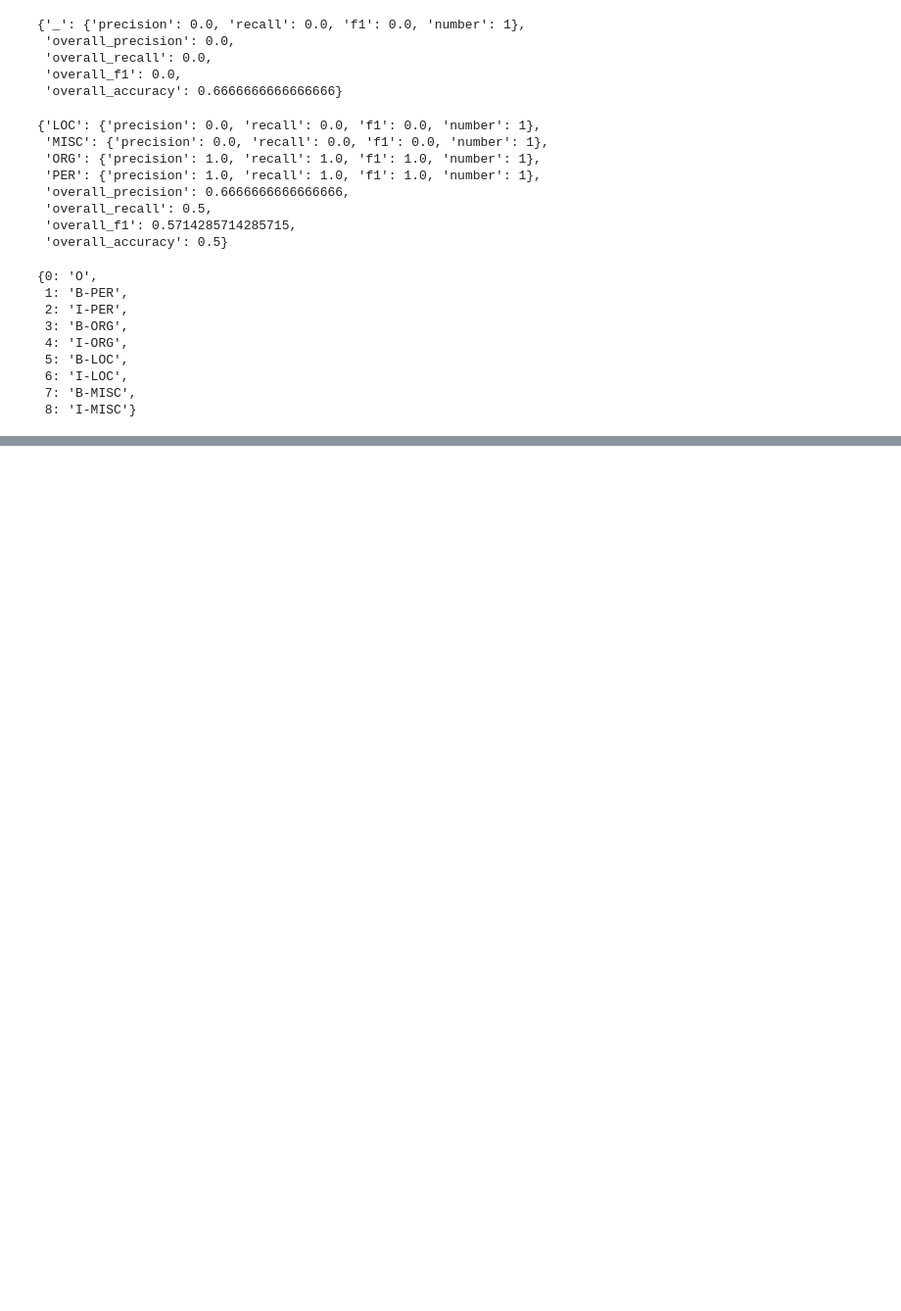
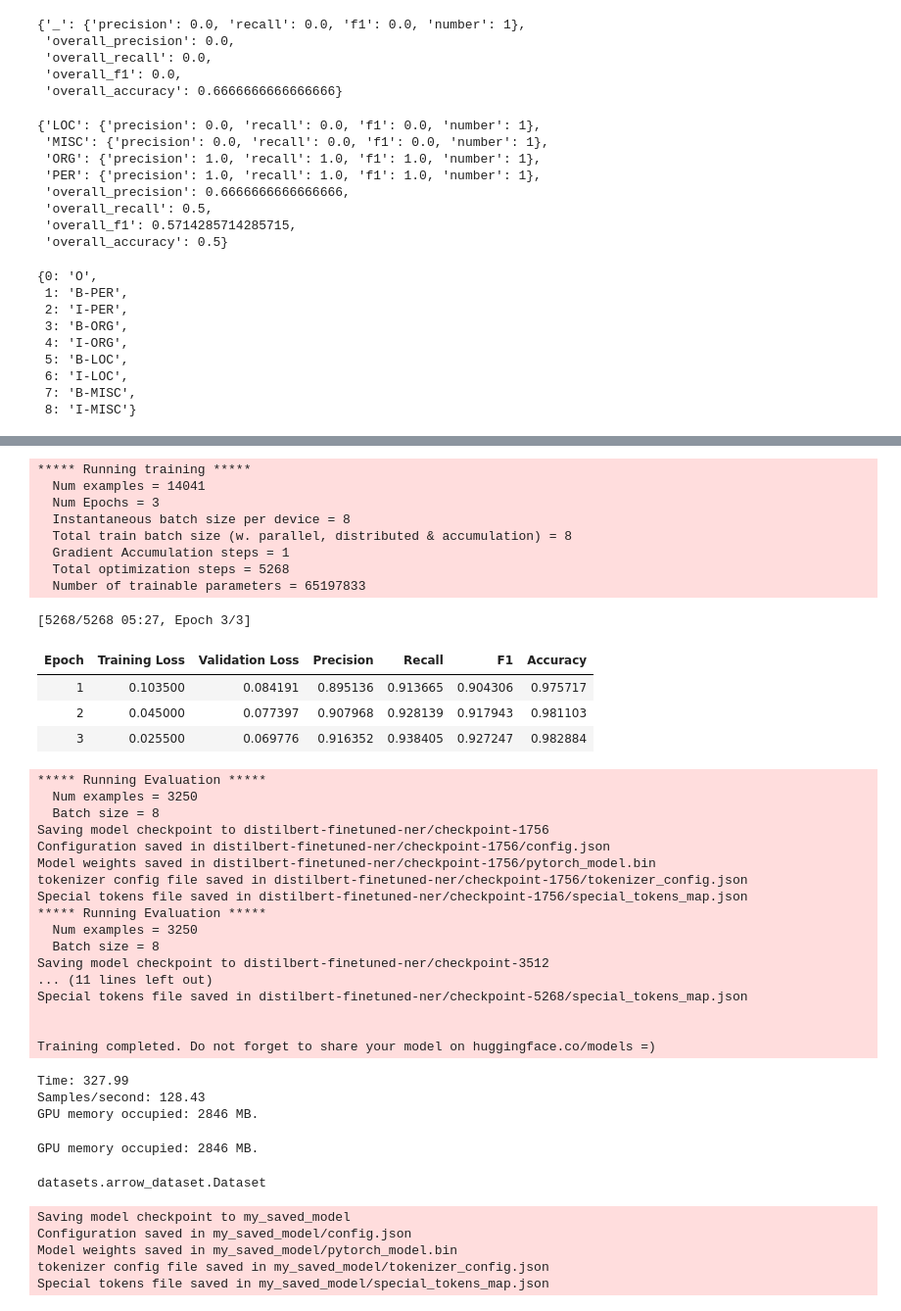
Before and after one commit to arthurziegler/transformers-for-NLP, a Jupyter notebook: notebooks/NER_HuggingFace.ipynb, the cells around one changed output, grey strips where cells are left out. Shown at 98% size. Drawn from its saved outputs; the diff is of its cells as text; code cells hidden in the pictures; blank space fills up the shorter version.

```diff
--- a/notebooks/NER_HuggingFace.ipynb
+++ b/notebooks/NER_HuggingFace.ipynb
@@ -402,4 +430,3 @@ trainer = Trainer(
     compute_metrics=compute_metrics,
     tokenizer=tokenizer
 )
-trainer.train()
@@ -416,0 +433,15 @@ trainer.train()
+# %%
+from pynvml import *
+
+
+def print_gpu_utilization():
+    nvmlInit()
+    handle = nvmlDeviceGetHandleByIndex(0)
+    info = nvmlDeviceGetMemoryInfo(handle)
+    print(f"GPU memory occupied: {info.used//1024**2} MB.")
+
+
+def print_summary(result):
+    print(f"Time: {result.metrics['train_runtime']:.2f}")
+    print(f"Samples/second: {result.metrics['train_samples_per_second']:.2f}")
+    print_gpu_utilization()
@@ -417,5 +472,56 @@ trainer.train()
+# %%
+result = trainer.train()
+print_summary(result)
+# %% [output]
+***** Running training *****
+  Num examples = 14041
+  Num Epochs = 3
+  Instantaneous batch size per device = 8
+  Total train batch size (w. parallel, distributed & accumulation) = 8
+  Gradient Accumulation steps = 1
+  Total optimization steps = 5268
+  Number of trainable parameters = 65197833
+[5268/5268 05:27, Epoch 3/3]
+| Epoch | Training Loss | Validation Loss | Precision | Recall | F1 | Accuracy |
+| 1 | 0.103500 | 0.084191 | 0.895136 | 0.913665 | 0.904306 | 0.975717 |
+| 2 | 0.045000 | 0.077397 | 0.907968 | 0.928139 | 0.917943 | 0.981103 |
+| 3 | 0.025500 | 0.069776 | 0.916352 | 0.938405 | 0.927247 | 0.982884 |
+***** Running Evaluation *****
+  Num examples = 3250
+  Batch size = 8
+Saving model checkpoint to distilbert-finetuned-ner/checkpoint-1756
+Configuration saved in distilbert-finetuned-ner/checkpoint-1756/config.json
+Model weights saved in distilbert-finetuned-ner/checkpoint-1756/pytorch_model.bin
+tokenizer config file saved in distilbert-finetuned-ner/checkpoint-1756/tokenizer_config.json
+Special tokens file saved in distilbert-finetuned-ner/checkpoint-1756/special_tokens_map.json
+***** Running Evaluation *****
+  Num examples = 3250
+  Batch size = 8
+Saving model checkpoint to distilbert-finetuned-ner/checkpoint-3512
+... (11 lines left out)
+Special tokens file saved in distilbert-finetuned-ner/checkpoint-5268/special_tokens_map.json
+
+
+Training completed. Do not forget to share your model on huggingface.co/models =)
+Time: 327.99
+Samples/second: 128.43
+GPU memory occupied: 2846 MB.
+# %%
+print_gpu_utilization()
+# %% [output]
+GPU memory occupied: 2846 MB.
+# %%
+type(trainer.train_dataset)
+# %% [output]
+datasets.arrow_dataset.Dataset
 # %%
 trainer.save_model('my_saved_model')
+# %% [output]
+Saving model checkpoint to my_saved_model
+Configuration saved in my_saved_model/config.json
+Model weights saved in my_saved_model/pytorch_model.bin
+tokenizer config file saved in my_saved_model/tokenizer_config.json
+Special tokens file saved in my_saved_model/special_tokens_map.json
 # %%
 from transformers import pipeline
 
```
Also changed, not shown: parts of 16 cells of this notebook.
